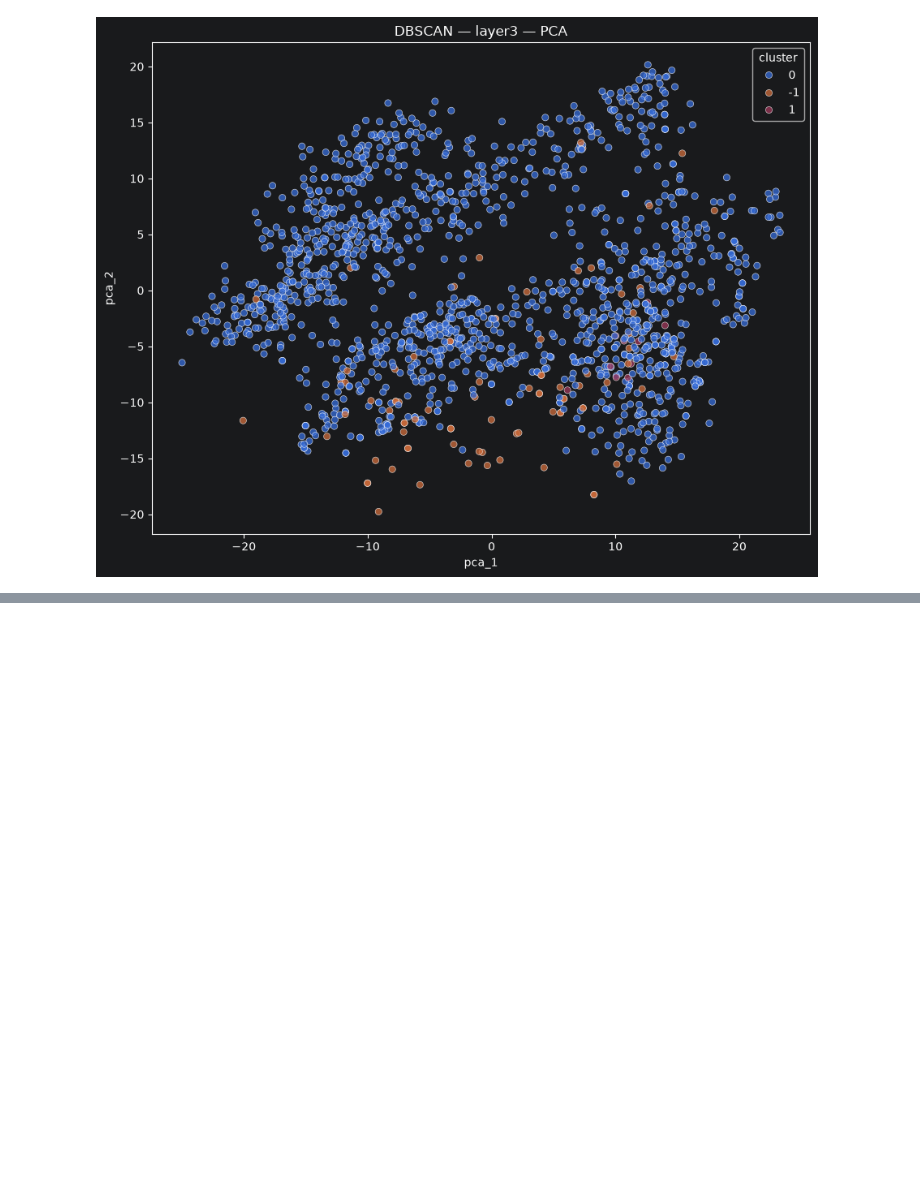
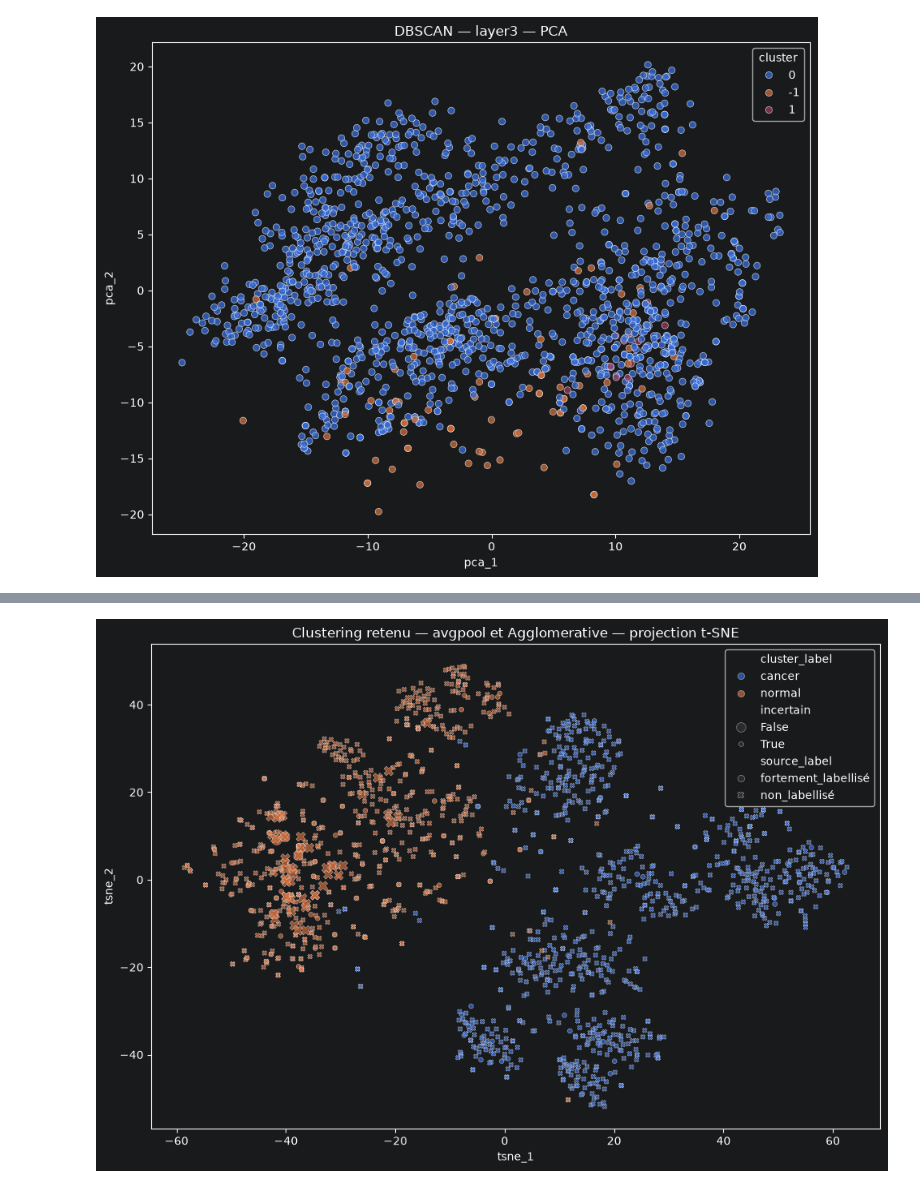
Before and after one commit to VincentDesmouceaux/BrainScanAI, a Jupyter notebook: notebooks/03_analyse_non_supervisee_clustering.ipynb, the cells around one changed output, grey strips where cells are left out. Drawn from its saved outputs; the diff is of its cells as text; code cells hidden in the pictures; blank space fills up the shorter version.

```diff
--- a/notebooks/03_analyse_non_supervisee_clustering.ipynb
+++ b/notebooks/03_analyse_non_supervisee_clustering.ipynb
@@ -973,0 +1899,22 @@ for cle in predictions:
+# %%
+plt.figure(figsize=(10, 7))
+
+sns.scatterplot(
+    data=projection_retenue,
+    x="tsne_1",
+    y="tsne_2",
+    hue="cluster_label",
+    style="source_label",
+    size="incertain",
+    alpha=0.70,
+)
+
+plt.title(
+    "Clustering retenu — avgpool et "
+    "Agglomerative — projection t-SNE"
+)
+
+plt.tight_layout()
+plt.show()
+# %% [output]
+[figure, added]
```
Also changed, not shown: parts of 30 cells of this notebook, 2 other files.
